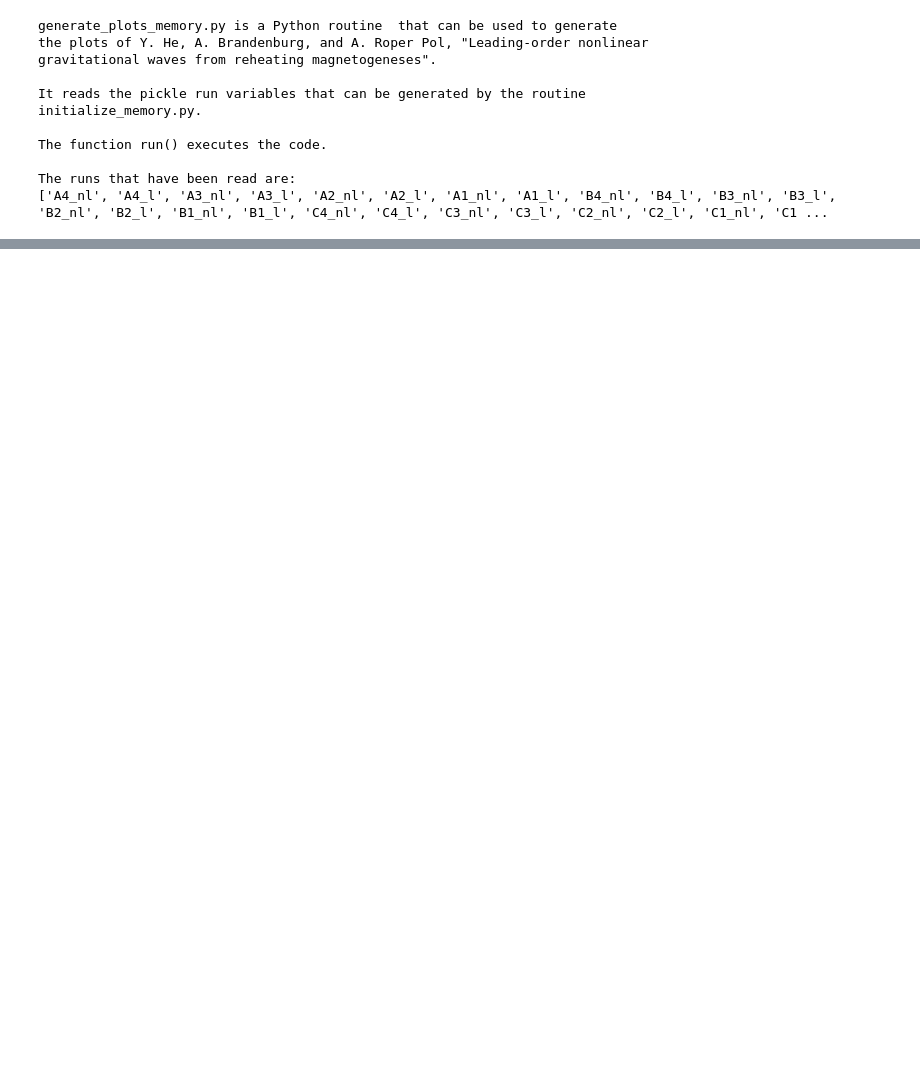
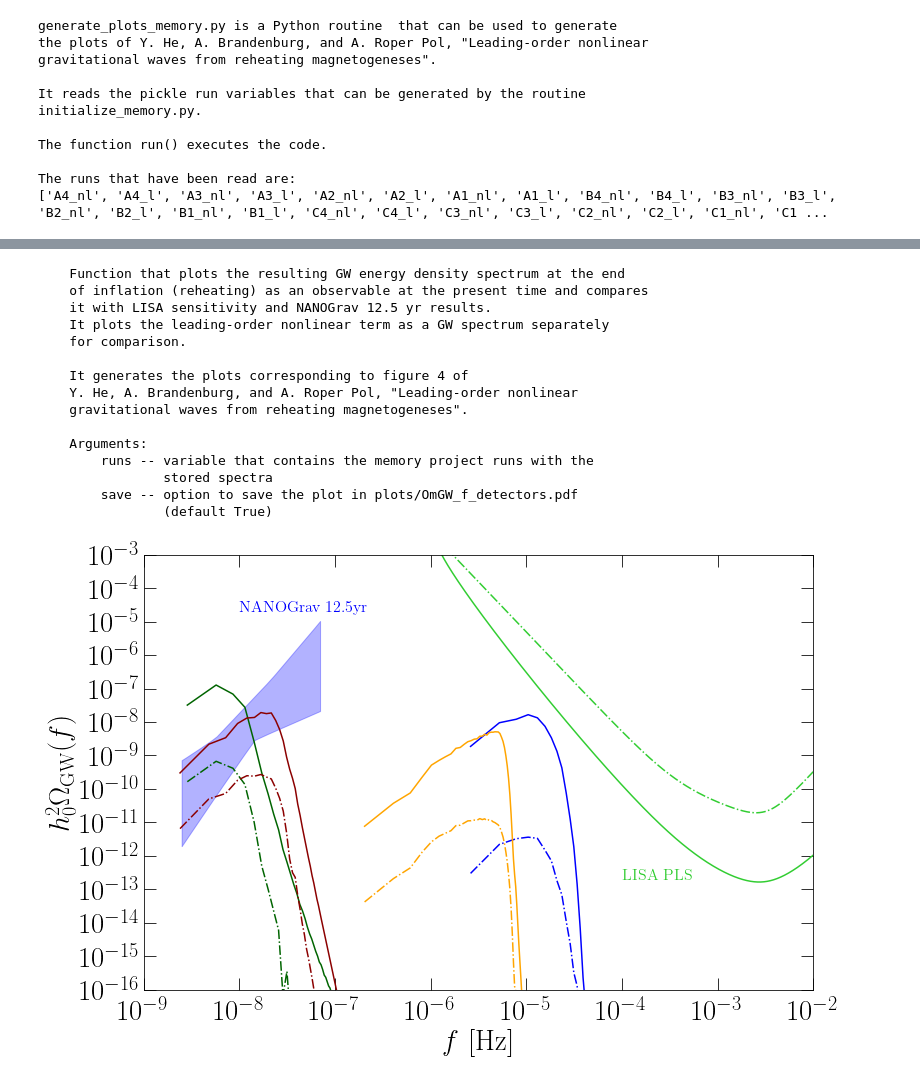
Before and after one commit to AlbertoRoper/GW_turbulence, a Jupyter notebook: memory_effect/generate_plots_memory.ipynb, the cells around one changed output, grey strips where cells are left out. Saved outputs shown, nothing was run; the diff lists cells and outputs as text; code cells hidden in the pictures; blank space fills up the shorter version.

Commit message:
updated generate routines to include figure with present time observables and detectors

```diff
--- a/memory_effect/generate_plots_memory.ipynb
+++ b/memory_effect/generate_plots_memory.ipynb
@@ -78,0 +81,20 @@ gen.plot_PGW(runs, A='D')
+# %%
+print(gen.plot_OmGW_vs_f.__doc__)
+gen.plot_OmGW_vs_f(runs)
+# %% [output]
+    Function that plots the resulting GW energy density spectrum at the end
+    of inflation (reheating) as an observable at the present time and compares
+    it with LISA sensitivity and NANOGrav 12.5 yr results.
+    It plots the leading-order nonlinear term as a GW spectrum separately
+    for comparison.
+
+    It generates the plots corresponding to figure 4 of
+    Y. He, A. Brandenburg, and A. Roper Pol, "Leading-order nonlinear
+    gravitational waves from reheating magnetogeneses".
+
+    Arguments:
+        runs -- variable that contains the memory project runs with the
+                stored spectra
+        save -- option to save the plot in plots/OmGW_f_detectors.pdf
+                (default True)
+[figure, added]
```
Also changed, not shown: parts of 3 cells of this notebook, 2 other files.
